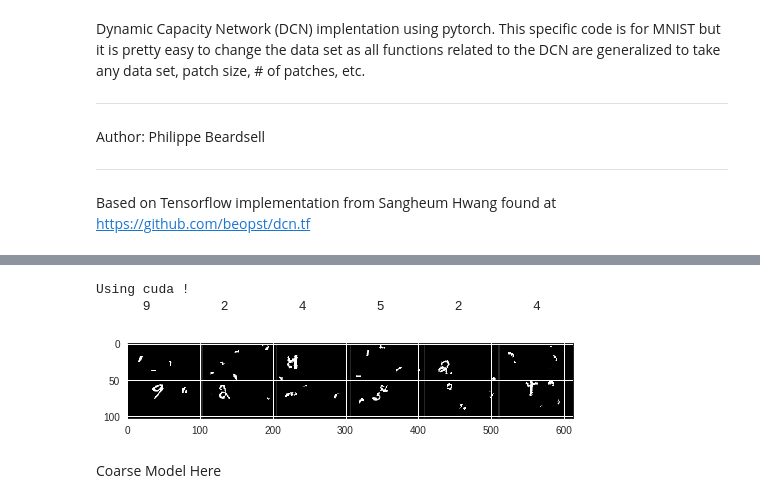
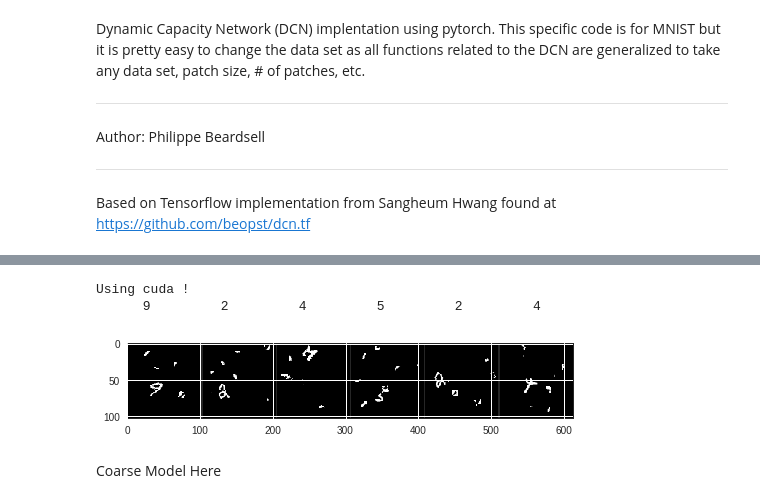
Before and after one commit to philqc/Dynamic-Capacity-Network-Pytorch, a Jupyter notebook: DCN_MNIST.ipynb, the cells around one changed output, grey strips where cells are left out. Drawn from its saved outputs; the diff is of its cells as text; code cells hidden in the pictures.

```diff
--- a/DCN_MNIST.ipynb
+++ b/DCN_MNIST.ipynb
@@ -53,7 +55,7 @@ drive.mount('/content/drive')
 
 image_size = 100
 
-batch_size = 256
+batch_size = 128
 batch_size_eval = 512
 
 
@@ -231,34 +233,34 @@ def compute_RF_numerical(net, img_np):
     out_shape = out_cnn.size()
     ndims = len(out_cnn.size())
 
     grad = torch.zeros(out_cnn.size()).to(device)
     l_tmp = []
 
     for i in range(ndims):
         if i == 0 or i == 1:  # batch or channel
             l_tmp.append(0)
         else:
             l_tmp.append(int(out_shape[i] / 2))
 
     print(tuple(l_tmp))
     grad[tuple(l_tmp)] = 1
 
     image.register_hook(save_grad('y'))
     out_cnn.backward(gradient=grad)
 
     grad_np = grads_img['y'][0, 0].data.cpu().numpy()
     idx_nonzeros = np.where(grad_np != 0)
     RF = [np.max(idx)-np.min(idx) + 1 for idx in idx_nonzeros]
 
     return RF, out_cnn.size()
 
 
 
 print_some_image(train_loader, 6)
 # %% [output]
 Using cuda !
       9         2         4         5         2         4
-[figure, old version]
+[figure, new version]
 # %% [markdown]
 Coarse Model Here
 # %%
```
Also changed, not shown: parts of 4 cells of this notebook.
